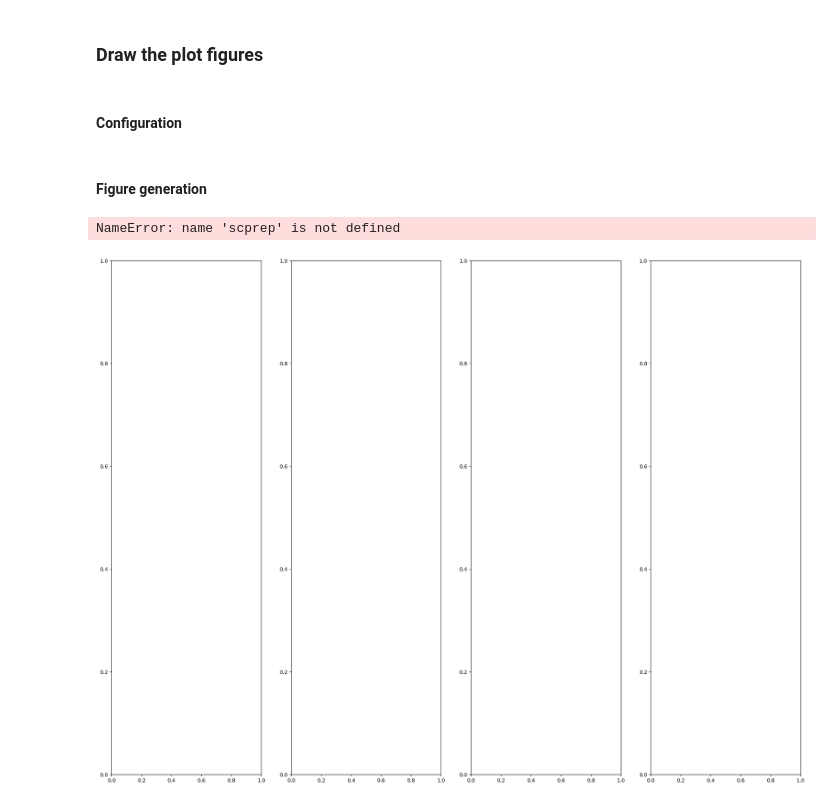
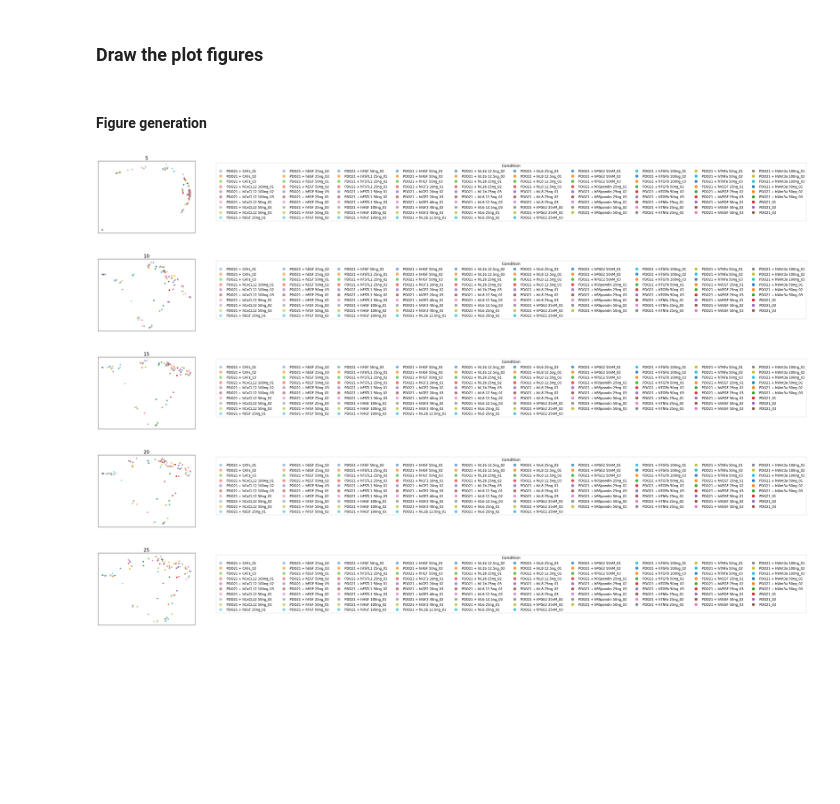
Before and after one commit to romainveillard/bio-utils, a Jupyter notebook: Cytof data processing.ipynb, the cells around one changed output. Saved outputs shown, nothing was run; the diff lists cells and outputs as text; code cells hidden in the pictures; blank space fills up the shorter version.

Commit message:
Last changes for EMD PHATE

```diff
--- a/Cytof data processing.ipynb
+++ b/Cytof data processing.ipynb
@@ -460,0 +469,5 @@ _Potential of Heat-diffusion for Affinity-based Transition Embedding_
+# %%
+import pandas as pd
+
+emd_dataframe = pd.read_csv('~/events_emd.txt', delimiter='\t', index_col='Condition')
+emd_dataframe
@@ -468,8 +500,3 @@ KNNs = [5, 10, 15, 20, 25]
 random_state = 8
 # %% [markdown]
 ### Compute PHATE values
-# %%
-import pandas as pd
-
-emd_dataframe = pd.read_csv("events_emd.txt", delimiter='\t', index_col="Condition")
-emd_dataframe
@@ -491,18 +503,23 @@ emd_dataframe
 # %%
 import phate
-from scprep import utils
-
 
 # Initate empty dataframe to store the output from the phate operator. Each item in the operator will be an array with 2 columns - basically the coordinates for the PHATE plot.
 data_phates = []
 
+# To load from the processed data, we need to ignore the last 4 metadata columns
+# filtered_df = processed_data.iloc[:1000,:-4]
+
+# To load from EMD, we can use all the columns
+filtered_df = emd_dataframe
+
 # For each K-nearest neighboors
 for knn in KNNs:
     # Define the phate operator with its parameters
+    # Use of 'smacof' mds_solver as the 'sgd' default doesn't work
     phate_op = phate.PHATE(random_state = random_state, knn = knn, mds_solver='smacof')
 
     # Make the phate operator (phate_op) transform the dataframe into an array with 2 columns containing the PHATE coordinates for each condition.
-    data_phate = phate_op.fit_transform(emd_dataframe)
+    data_phate = phate_op.fit_transform(filtered_df)
 
     # Append each phate array to the data_phates list for easier recall
     data_phates.append(data_phate)
@@ -545,5 +562,3 @@ Calculated PHATE in 0.41 seconds.
         [ 9.38614908e-02,  3.40394874e-03]])]
 # %% [markdown]
 ### Draw the plot figures
-# %% [markdown]
-#### Configuration
@@ -554,26 +565,23 @@ figure_size = (24, 18)
 # %% [markdown]
 #### Figure generation
 # %%
-import matplotlib.pyplot as plt
 import scprep.plot
 
-# Initialise figure
-fig, axs = plt.subplots(figure_row_count, figure_column_count, figsize = figure_size)
-# axs = axs.flatten()
-
-# Initiate loop so that the plots below are done for each knn as computer above.
+# Initiate loop so that the plots below are done for each knn as computed above.
 for i, (data_phate, knn) in enumerate(zip(data_phates, KNNs)):
 
     scprep.plot.scatter2d(data_phate,
-        c = emd_dataframe.index,
+        c = filtered_df.index,
         ticks = None,
         legend_title = 'Condition',
-        legend_anchor = (1.2, 1), figsize = (6, 4),
-        ax = axs[0][i]
+        legend_anchor = (1.2, 1),
+        title=knn
+        # figsize = (6, 4),
+        # ax = axs[i-1]
     )
-    axs[0][i].set_title(f"KNN: {knn} - Condition")
-
-plt.tight_layout()
 # %% [output]
-NameError: name 'scprep' is not defined
-[figure, old version]
+[figure, new version]
+[figure, added]
+[figure, added]
+[figure, added]
+[figure, added]
```
Also changed, not shown: parts of 9 cells of this notebook.
